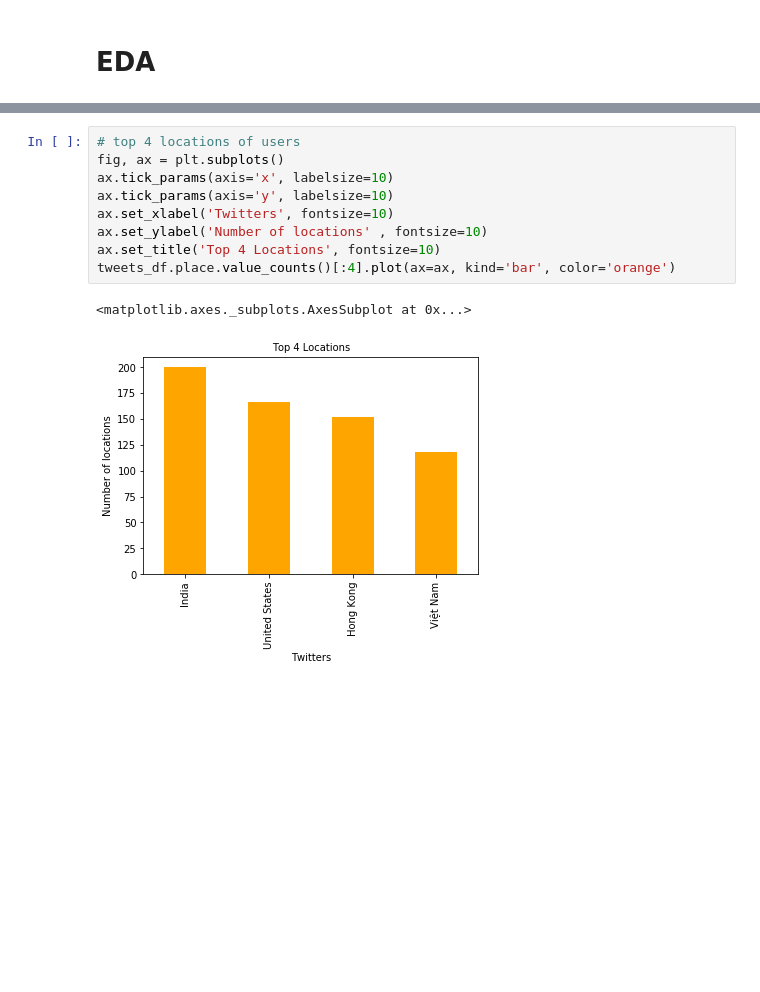
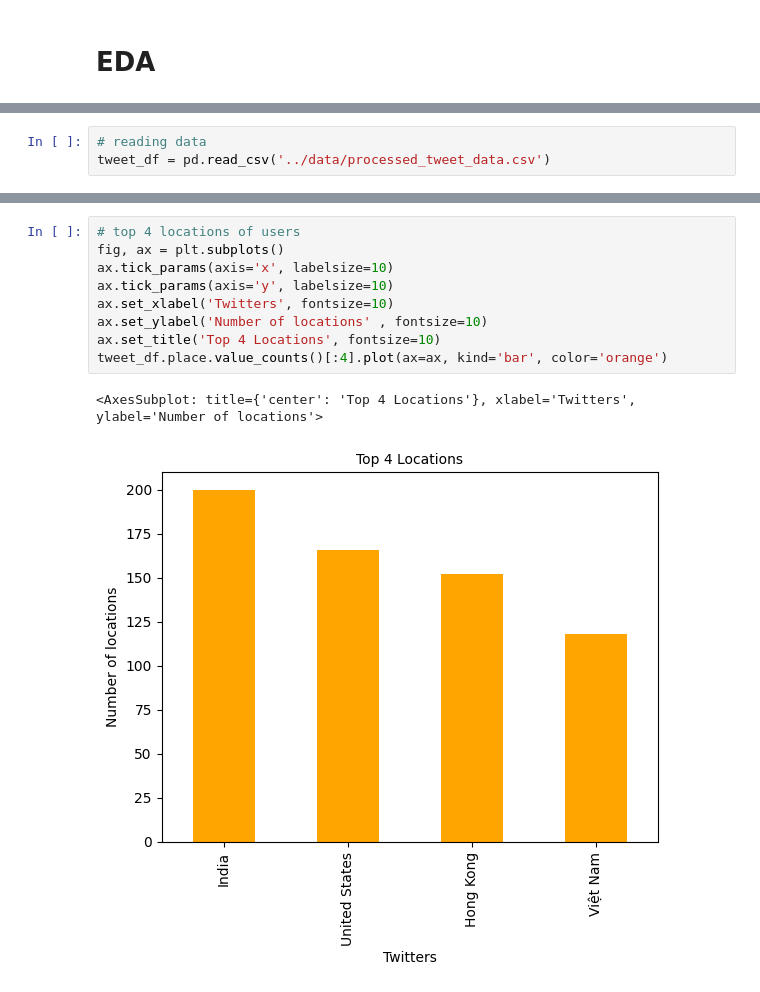
Before and after one commit to andyalex234/Twitter-Data-Analysis, a Jupyter notebook: notebooks/EDA.ipynb, the cells around one changed output, grey strips where cells are left out. Cells and saved outputs as stored; diff of their text form; blank space fills up the shorter version.

```diff
--- a/notebooks/EDA.ipynb
+++ b/notebooks/EDA.ipynb
@@ -12,5 +11,8 @@ sys.path.append(".")
 sys.path.append("..")
 
 from clean_tweets_dataframe import Clean_Tweets
+# %%
+# reading data
+tweet_df = pd.read_csv('../data/processed_tweet_data.csv')
 # %%
 #read pre-processed data
@@ -60,14 +61,14 @@ tweets_df.describe()
 # %%
 # top 4 locations of users
 fig, ax = plt.subplots()
 ax.tick_params(axis='x', labelsize=10)
 ax.tick_params(axis='y', labelsize=10)
 ax.set_xlabel('Twitters', fontsize=10)
 ax.set_ylabel('Number of locations' , fontsize=10)
 ax.set_title('Top 4 Locations', fontsize=10)
-tweets_df.place.value_counts()[:4].plot(ax=ax, kind='bar', color='orange')
+tweet_df.place.value_counts()[:4].plot(ax=ax, kind='bar', color='orange')
 # %% [output]
-<matplotlib.axes._subplots.AxesSubplot at 0x...>
+<AxesSubplot: title={'center': 'Top 4 Locations'}, xlabel='Twitters', ylabel='Number of locations'>
-[figure, old version]
+[figure, new version]
 # %%
 #source of tweets
```
Also changed, not shown: parts of 10 cells of this notebook, 3 other files.
